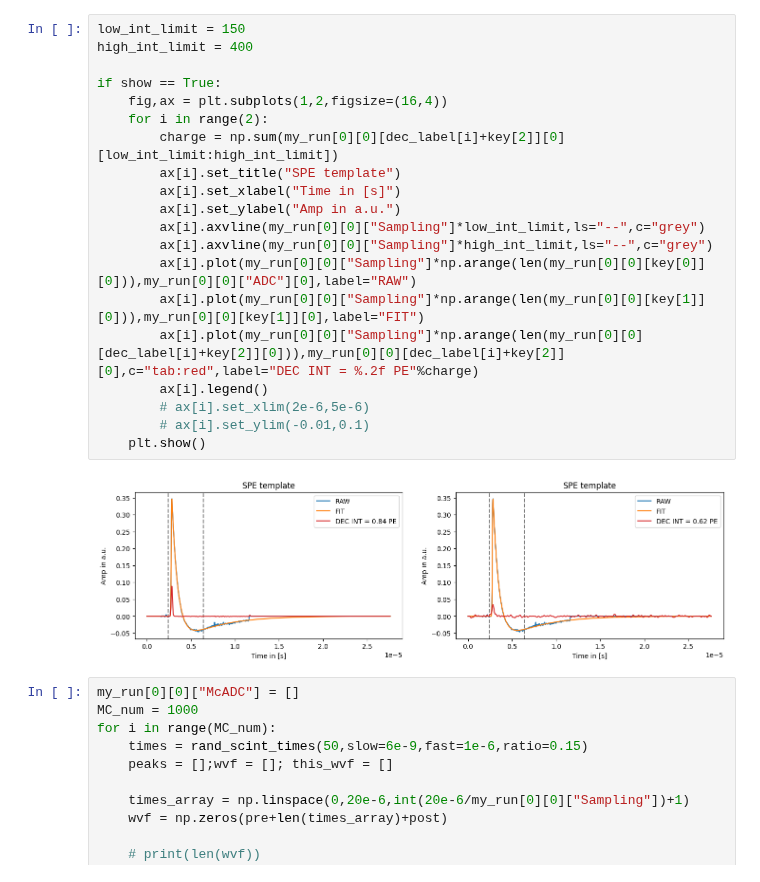
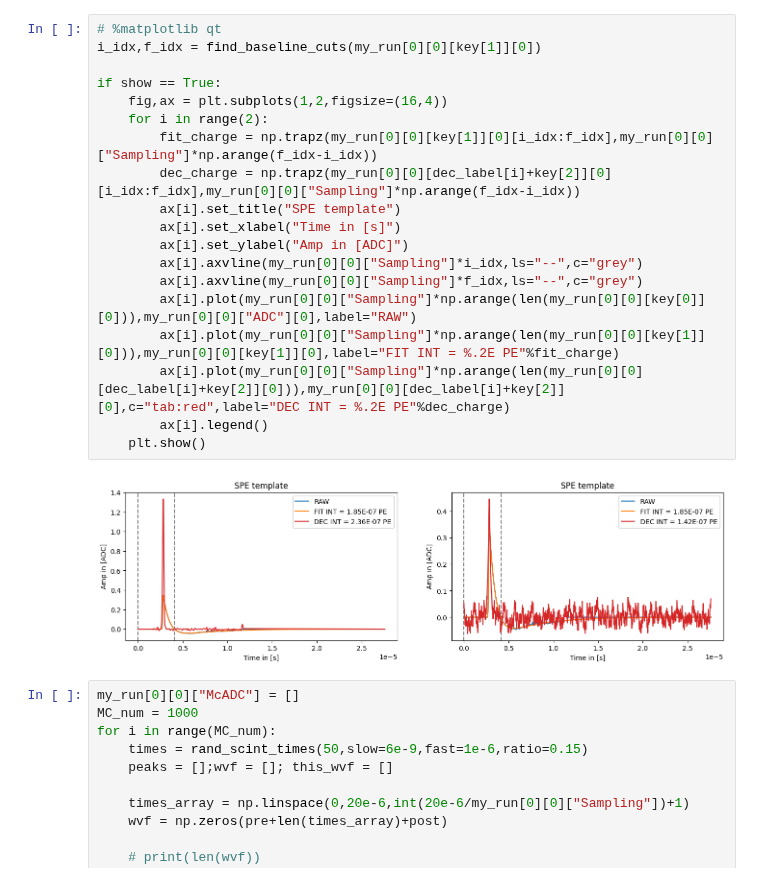
Before and after one commit to CIEMAT-Neutrino/SCINT, a Jupyter notebook: notebooks/MC.ipynb, the cells around one changed output. Drawn from its saved outputs; the diff is of its cells as text.

```diff
--- a/notebooks/MC.ipynb
+++ b/notebooks/MC.ipynb
@@ -78,25 +84,24 @@ Generated wvfs with key WienerDecADC
 # %%
-low_int_limit = 150
-high_int_limit = 400
+# %matplotlib qt
+i_idx,f_idx = find_baseline_cuts(my_run[0][0][key[1]][0])
 
 if show == True:
     fig,ax = plt.subplots(1,2,figsize=(16,4))
     for i in range(2):
-        charge = np.sum(my_run[0][0][dec_label[i]+key[2]][0][low_int_limit:high_int_limit])
+        fit_charge = np.trapz(my_run[0][0][key[1]][0][i_idx:f_idx],my_run[0][0]["Sampling"]*np.arange(f_idx-i_idx))
+        dec_charge = np.trapz(my_run[0][0][dec_label[i]+key[2]][0][i_idx:f_idx],my_run[0][0]["Sampling"]*np.arange(f_idx-i_idx))
         ax[i].set_title("SPE template")
         ax[i].set_xlabel("Time in [s]")
-        ax[i].set_ylabel("Amp in a.u.")
-        ax[i].axvline(my_run[0][0]["Sampling"]*low_int_limit,ls="--",c="grey")
-        ax[i].axvline(my_run[0][0]["Sampling"]*high_int_limit,ls="--",c="grey")
+        ax[i].set_ylabel("Amp in [ADC]")
+        ax[i].axvline(my_run[0][0]["Sampling"]*i_idx,ls="--",c="grey")
+        ax[i].axvline(my_run[0][0]["Sampling"]*f_idx,ls="--",c="grey")
         ax[i].plot(my_run[0][0]["Sampling"]*np.arange(len(my_run[0][0][key[0]][0])),my_run[0][0]["ADC"][0],label="RAW")
-        ax[i].plot(my_run[0][0]["Sampling"]*np.arange(len(my_run[0][0][key[1]][0])),my_run[0][0][key[1]][0],label="FIT")
-        ax[i].plot(my_run[0][0]["Sampling"]*np.arange(len(my_run[0][0][dec_label[i]+key[2]][0])),my_run[0][0][dec_label[i]+key[2]][0],c="tab:red",label="DEC INT = %.2f PE"%charge)
+        ax[i].plot(my_run[0][0]["Sampling"]*np.arange(len(my_run[0][0][key[1]][0])),my_run[0][0][key[1]][0],label="FIT INT = %.2E PE"%fit_charge)
+        ax[i].plot(my_run[0][0]["Sampling"]*np.arange(len(my_run[0][0][dec_label[i]+key[2]][0])),my_run[0][0][dec_label[i]+key[2]][0],c="tab:red",label="DEC INT = %.2E PE"%dec_charge)
         ax[i].legend()
-        # ax[i].set_xlim(2e-6,5e-6)
-        # ax[i].set_ylim(-0.01,0.1)
     plt.show()
 # %% [output]
-[figure, old version]
+[figure, new version]
 # %%
 my_run[0][0]["McADC"] = []
 MC_num = 1000
```
Also changed, not shown: parts of 6 cells of this notebook, 4 other files.
